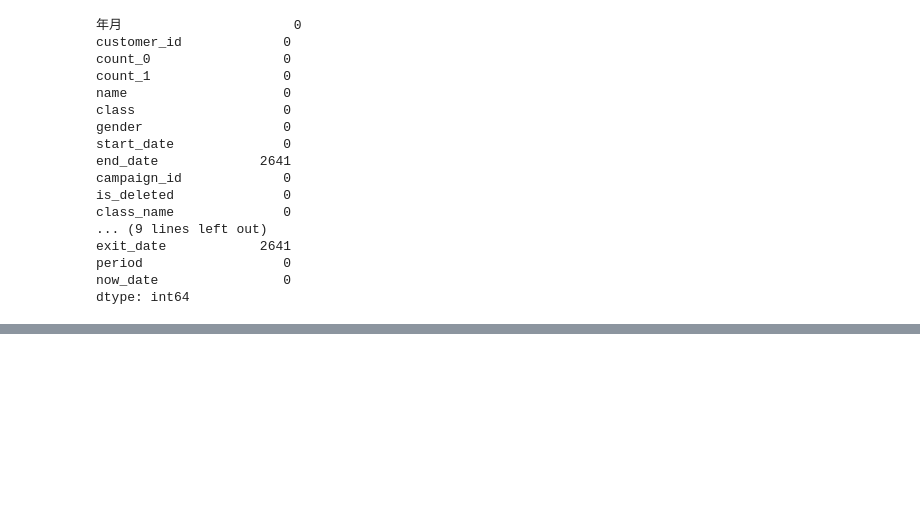
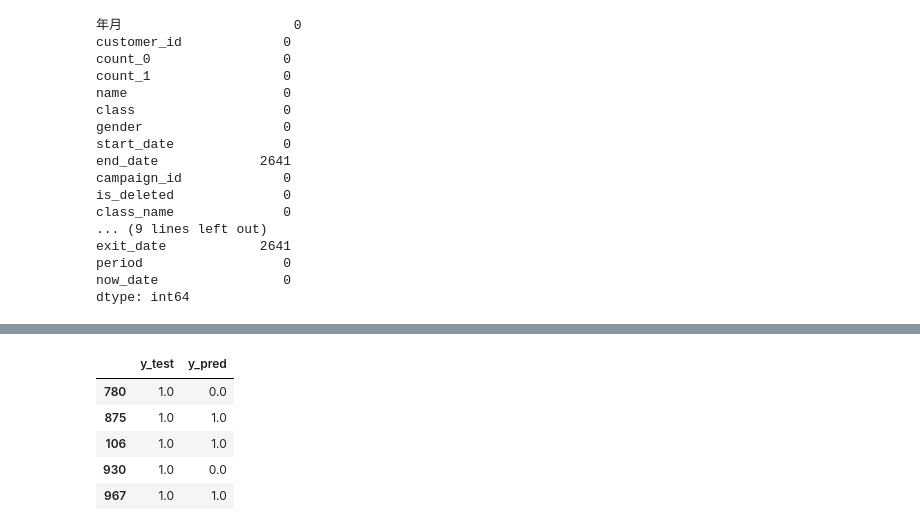
Before and after one commit to KodaiTakano/DataAnalysis100, a Jupyter notebook: session5/session5.ipynb, the cells around one changed output, grey strips where cells are left out. Drawn from its saved outputs; the diff is of its cells as text; code cells hidden in the pictures; blank space fills up the shorter version.

Commit message:
update: model fit

```diff
--- a/session5/session5.ipynb
+++ b/session5/session5.ipynb
@@ -244,0 +245,16 @@ predict_data.head()
+# %%
+from sklearn.tree import DecisionTreeClassifier
+import sklearn.model_selection
+
+exit = predict_data.loc[predict_data["is_deleted"]==1]
+conti = predict_data.loc[predict_data["is_deleted"]==0].sample(len(exit))
+
+X = pd.concat([exit, conti], ignore_index=True)
+y = X["is_deleted"]
+del X["is_deleted"]
+X_train, X_test, y_train, y_test = sklearn.model_selection.train_test_split(X, y)
+
+model = DecisionTreeClassifier(random_state=0)
+model.fit(X_train, y_train)
+y_test_pred = model.predict(X_test)
+print(y_test_pred)
@@ -244,0 +279,10 @@ predict_data.head()
+# %%
+results_test = pd.DataFrame({"y_test":y_test, "y_pred":y_test_pred})
+results_test.head()
+# %% [output]
+|  | y_test | y_pred |
+| 780 | 1.0 | 0.0 |
+| 875 | 1.0 | 1.0 |
+| 106 | 1.0 | 1.0 |
+| 930 | 1.0 | 0.0 |
+| 967 | 1.0 | 1.0 |
```
Also changed, not shown: parts of 7 cells of this notebook.
